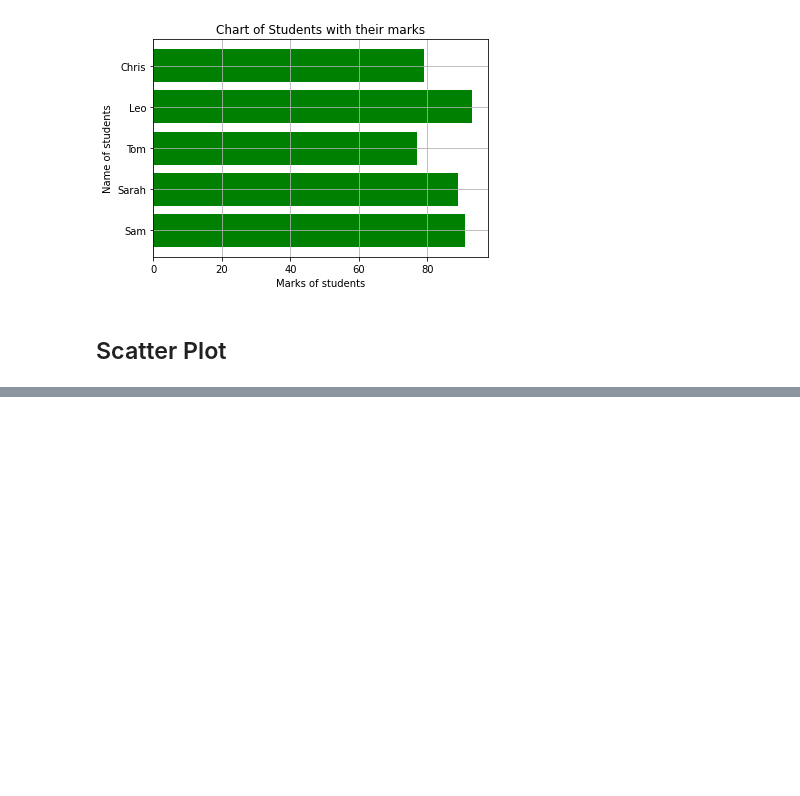
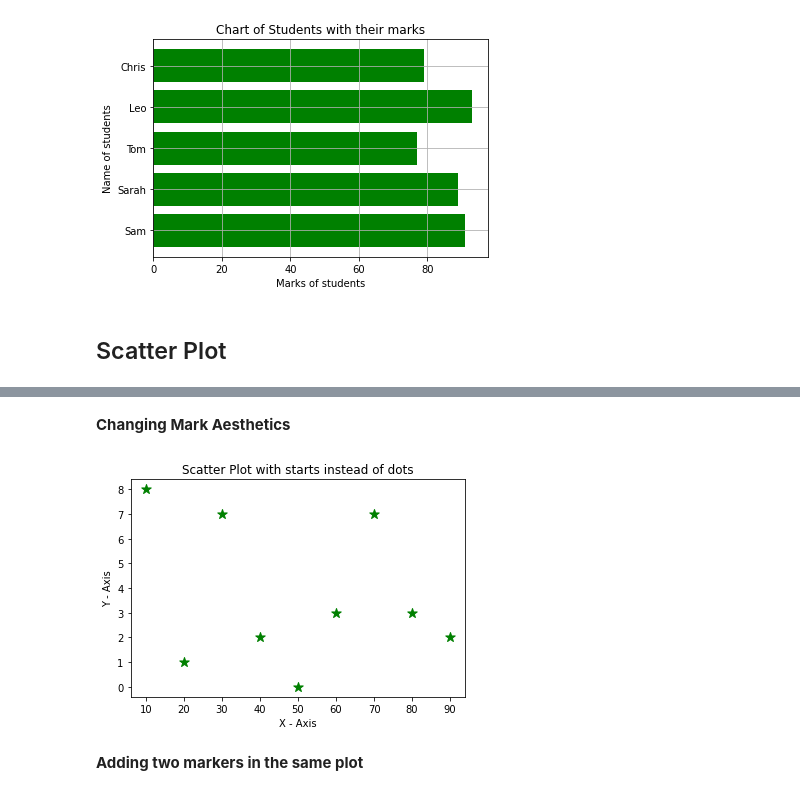
Before and after one commit to World-of-ML-AI/Data-Analysis-Tools, a Jupyter notebook: Matplotlib/Matplotlib Tutorial.ipynb, the cells around one changed output, grey strips where cells are left out. Saved outputs shown, nothing was run; the diff lists cells and outputs as text; code cells hidden in the pictures; blank space fills up the shorter version.

```diff
--- a/Matplotlib/Matplotlib Tutorial.ipynb
+++ b/Matplotlib/Matplotlib Tutorial.ipynb
@@ -151,0 +154,12 @@ plt.sh
+# %% [markdown]
+**Changing Mark Aesthetics**
+# %%
+plt.scatter(x_sc, y_sc, color = 'green', marker='*', s = 100) # s denotes size of stars
+plt.title("Scatter Plot with starts instead of dots")
+plt.ylabel("Y - Axis")
+plt.xlabel("X - Axis")
+plt.show()
+# %% [output]
+[figure, added]
+# %% [markdown]
+**Adding two markers in the same plot**
```
Also changed, not shown: parts of 10 cells of this notebook.
